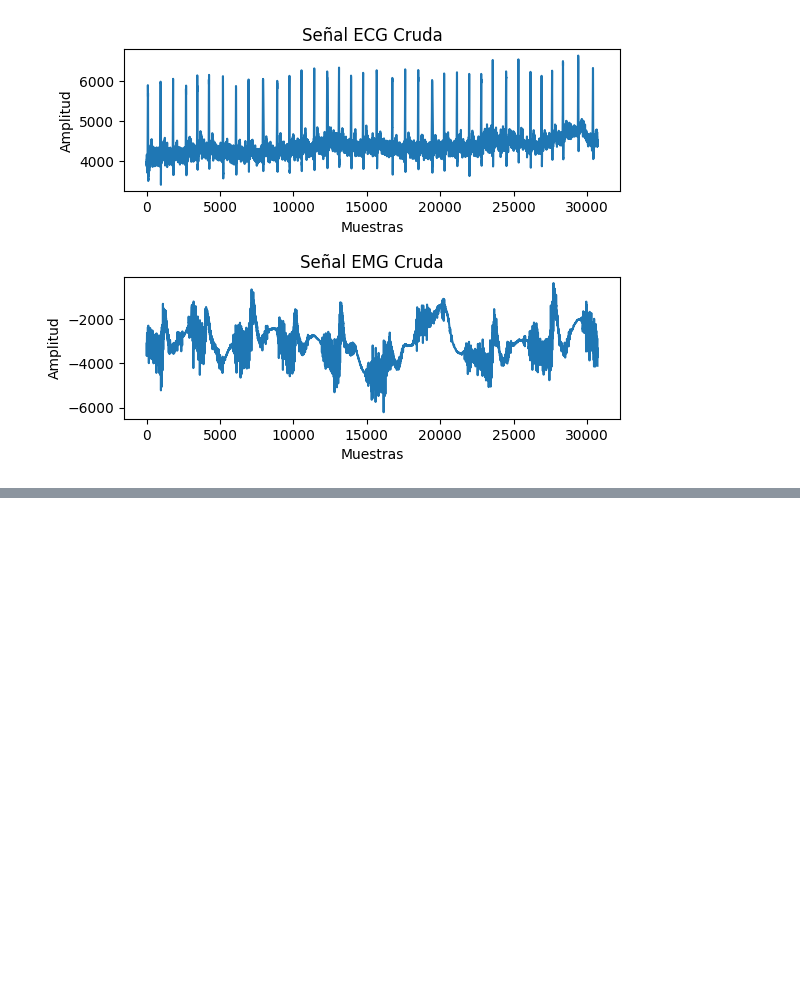
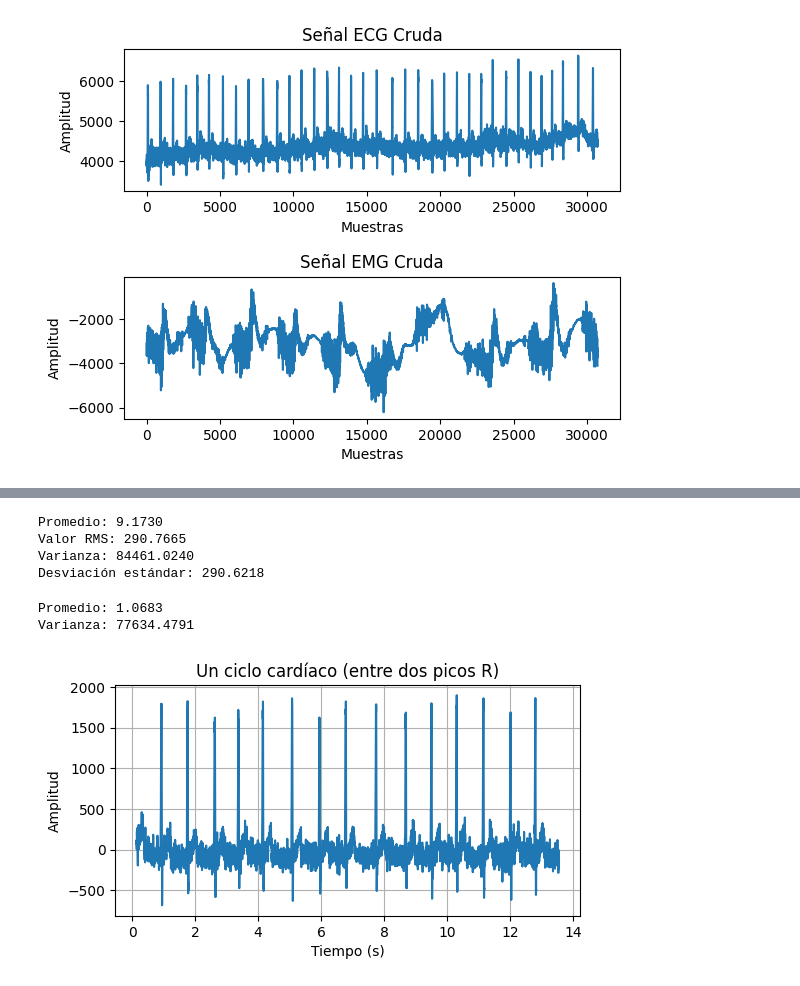
Before and after one commit to dinamus922/Biosenales, a Jupyter notebook: Practica3/Principal/Punto1.ipynb, the cells around one changed output, grey strips where cells are left out. Drawn from its saved outputs; the diff is of its cells as text; code cells hidden in the pictures; blank space fills up the shorter version.

```diff
--- a/Practica3/Principal/Punto1.ipynb
+++ b/Practica3/Principal/Punto1.ipynb
@@ -85,0 +218,44 @@ RMS de la señal ECG: 3156.0533120007753
+# %%
+import numpy as np
+
+promedio = np.mean(ciclof)
+rms = np.sqrt(np.mean(ciclof**2))
+varianza = np.var(ciclof)
+desviacion_std = np.std(ciclof)
+
+print(f"Promedio: {promedio:.4f}")
+print(f"Valor RMS: {rms:.4f}")
+print(f"Varianza: {varianza:.4f}")
+print(f"Desviación estándar: {desviacion_std:.4f}")
+# %% [output]
+Promedio: 9.1730
+Valor RMS: 290.7665
+Varianza: 84461.0240
+Desviación estándar: 290.6218
+# %%
+peaks, _ = find_peaks(senalECGfilter, distance=freq*0.6, height=0.4)  # Ajusta height y distance
+
+# Tomar un ciclo entre dos picos R
+r1 = peaks[0]
+r2 = peaks[16]
+ciclof15 = senalECGfilter[r1+50:r2-50]
+tciclof15 = t2[r1+50:r2-50]
+
+promedio = np.mean(ciclof15)
+varianza = np.var(ciclof15)
+
+print(f"Promedio: {promedio:.4f}")
+print(f"Varianza: {varianza:.4f}")
+
+# Graficar ciclo cardíaco extraído
+plt.figure(figsize=(6, 3))
+plt.plot(tciclof15, ciclof15)
+plt.title('Un ciclo cardíaco (entre dos picos R)')
+plt.xlabel('Tiempo (s)')
+plt.ylabel('Amplitud')
+plt.grid(True)
+plt.show()
+# %% [output]
+Promedio: 1.0683
+Varianza: 77634.4791
+[figure, added]
```
Also changed, not shown: parts of 22 cells of this notebook.
